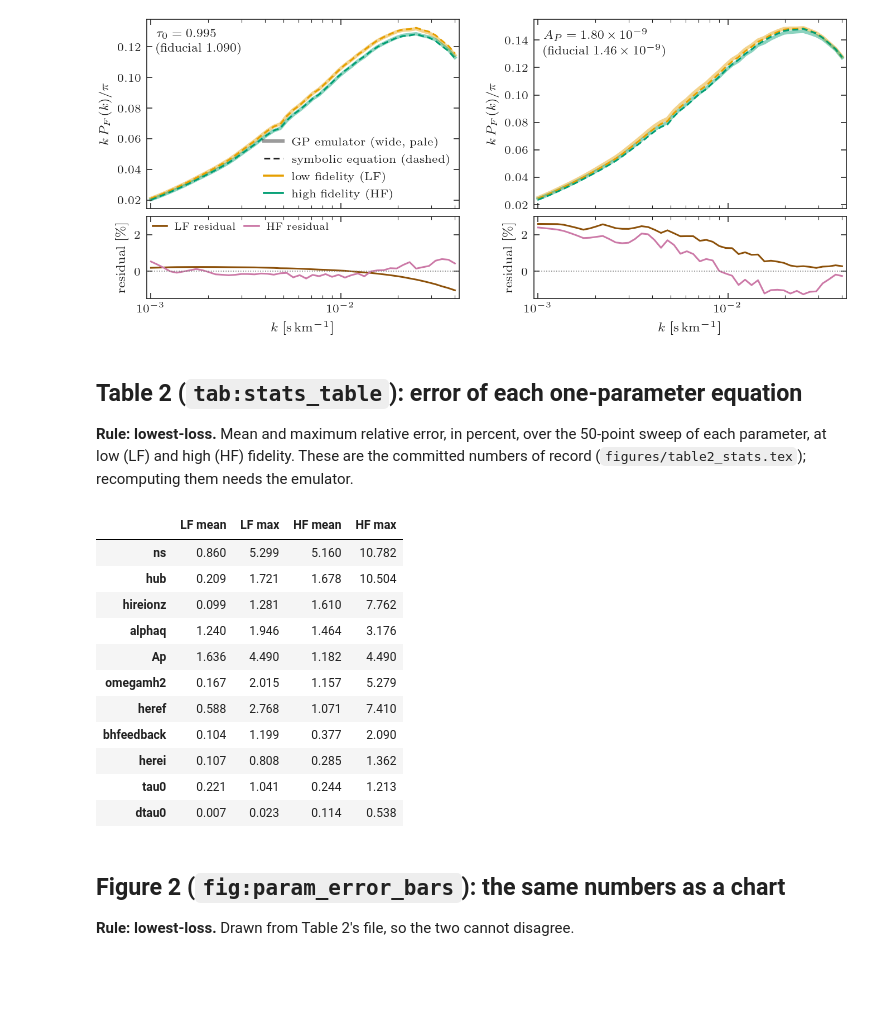
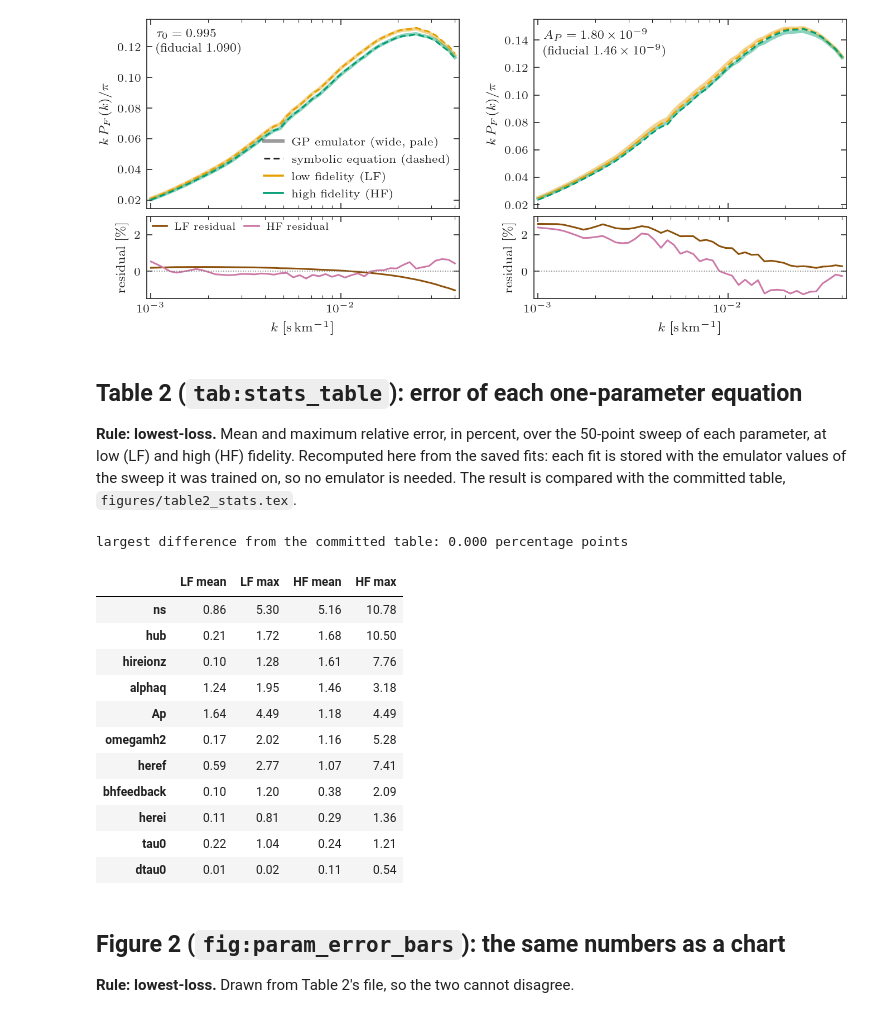
Before and after one commit to jibanCat/lya1d_priya_forecast, a Jupyter notebook: notebooks/reproduce_paper.ipynb, the cells around one changed output. Cells and saved outputs as stored; diff of their text form; code cells hidden in the pictures; blank space fills up the shorter version.

```diff
--- a/notebooks/reproduce_paper.ipynb
+++ b/notebooks/reproduce_paper.ipynb
@@ -137,25 +137,50 @@ results/_repro_scratch/reproduce_paper/pysr_pred_tau0_Ap.pdf is byte-identical t
 # %% [markdown]
 ## Table 2 (`tab:stats_table`): error of each one-parameter equation
 **Rule: lowest-loss.** Mean and maximum relative error, in percent, over the 50-point
-sweep of each parameter, at low (LF) and high (HF) fidelity. These are the committed
-numbers of record (`figures/table2_stats.tex`); recomputing them needs the emulator.
+sweep of each parameter, at low (LF) and high (HF) fidelity. Recomputed here from the
+saved fits: each fit is stored with the emulator values of the sweep it was trained on,
+so no emulator is needed. The result is compared with the committed table,
+`figures/table2_stats.tex`.
-# %%
-stats = mf.parse_stats(FIG / "table2_stats.tex")
-(pd.DataFrame(stats, index=["LF mean", "LF max", "HF mean", "HF max"]).T
-   .sort_values("HF mean", ascending=False))
-# %% [output]
-|  | LF mean | LF max | HF mean | HF max |
-| ns | 0.860 | 5.299 | 5.160 | 10.782 |
-| hub | 0.209 | 1.721 | 1.678 | 10.504 |
-| hireionz | 0.099 | 1.281 | 1.610 | 7.762 |
-| alphaq | 1.240 | 1.946 | 1.464 | 3.176 |
-| Ap | 1.636 | 4.490 | 1.182 | 4.490 |
-| omegamh2 | 0.167 | 2.015 | 1.157 | 5.279 |
-| heref | 0.588 | 2.768 | 1.071 | 7.410 |
-| bhfeedback | 0.104 | 1.199 | 0.377 | 2.090 |
-| herei | 0.107 | 0.808 | 0.285 | 1.362 |
-| tau0 | 0.221 | 1.041 | 0.244 | 1.213 |
-| dtau0 | 0.007 | 0.023 | 0.114 | 0.538 |
+# %%
+import pickle
+import numpy as np
+from priya_forecast.parameters import PARAM_NAMES
+
+SAVED = PROD / "sobolev" / "refit" / "z3.6"
+rows = {}
+for p in PARAM_NAMES:
+    fit = pickle.load(open(SAVED / "refits" / (p + ".pkl"), "rb"))       # the lowest-loss equation
+    data = pickle.load(open(SAVED / "payloads" / (p + ".pkl"), "rb"))   # its 50-point training sweep
+    data = data.get("payload", data)
+    i = PARAM_NAMES.index(p)
+    row = []
+    for fid, resolution in (("lf", 0.4), ("hf", 0.8)):
+        err = 100 * np.array([
+            np.abs(fit.predict(float(data["params_" + fid][j, i]), data["kfkms_" + fid + "_z"][j],
+                               resolution=resolution, z=run.z) / data["flux_" + fid + "_z"][j] - 1)
+            for j in range(len(data["params_" + fid]))])
+        row += [err.mean(), err.max()]
+    rows[p] = row
+cols = ["LF mean", "LF max", "HF mean", "HF max"]
+table2 = pd.DataFrame(rows, index=cols).T.sort_values("HF mean", ascending=False)
+committed = pd.DataFrame(mf.parse_stats(FIG / "table2_stats.tex"), index=cols).T.loc[table2.index]
+print("largest difference from the committed table: %.3f percentage points"
+      % float((table2 - committed).abs().max().max()))
+table2.round(2)
+# %% [output]
+largest difference from the committed table: 0.000 percentage points
+|  | LF mean | LF max | HF mean | HF max |
+| ns | 0.86 | 5.30 | 5.16 | 10.78 |
+| hub | 0.21 | 1.72 | 1.68 | 10.50 |
+| hireionz | 0.10 | 1.28 | 1.61 | 7.76 |
+| alphaq | 1.24 | 1.95 | 1.46 | 3.18 |
+| Ap | 1.64 | 4.49 | 1.18 | 4.49 |
+| omegamh2 | 0.17 | 2.02 | 1.16 | 5.28 |
+| heref | 0.59 | 2.77 | 1.07 | 7.41 |
+| bhfeedback | 0.10 | 1.20 | 0.38 | 2.09 |
+| herei | 0.11 | 0.81 | 0.29 | 1.36 |
+| tau0 | 0.22 | 1.04 | 0.24 | 1.21 |
+| dtau0 | 0.01 | 0.02 | 0.11 | 0.54 |
 # %% [markdown]
 ## Figure 2 (`fig:param_error_bars`): the same numbers as a chart
 **Rule: lowest-loss.** Drawn from Table 2's file, so the two cannot disagree.
```
Also changed, not shown: parts of 1 cell of this notebook, 2 other files.
